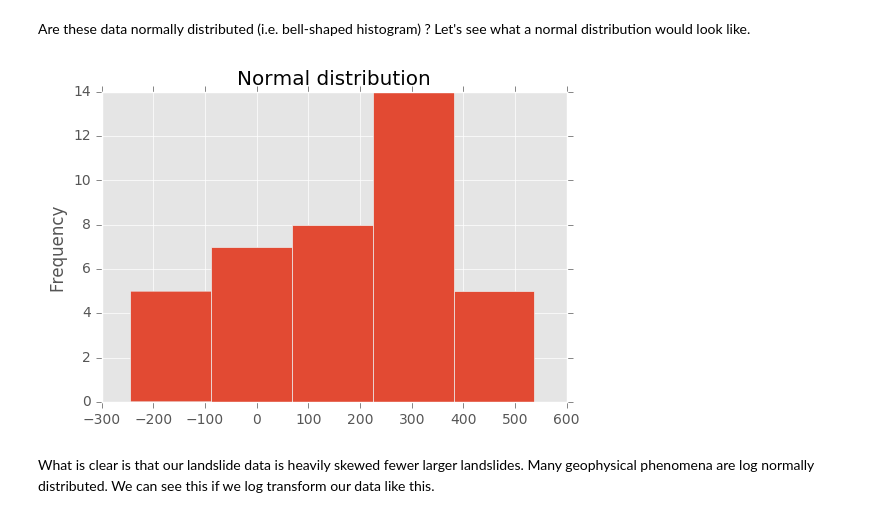
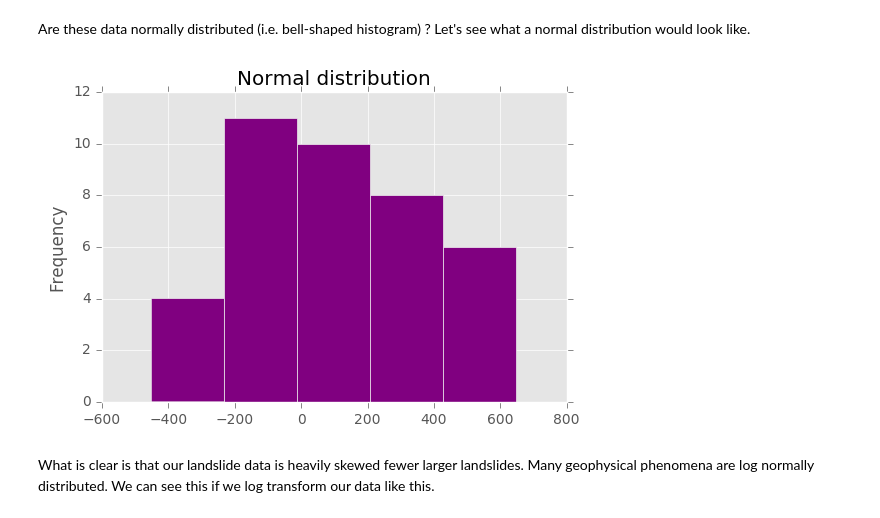
Before and after one commit to bmenounos/geog311_lab1, a Jupyter notebook: geog311_lab1.ipynb, the cells around one changed output. Drawn from its saved outputs; the diff is of its cells as text; code cells hidden in the pictures.

```diff
--- a/geog311_lab1.ipynb
+++ b/geog311_lab1.ipynb
@@ -150,14 +150,14 @@ Are these data normally  distributed (i.e. bell-shaped histogram) ? Let's see wh
 # %%
 plt.figure();
 data = np.random.normal(avs['V'].mean(), avs['V'].std(), len(avs))
-plt.hist(data, bins=5)
+plt.hist(data, bins=5, color='purple')
 plt.title('Normal distribution')
 #plt.xlabel('Volume [1.0 x 10$^{6}$ m$^{3}$]')
 plt.ylabel('Frequency')
 #plt.savefig('hist_example2.pdf', resolution=600)
 plt.show()
 # %% [output]
-[figure, old version]
+[figure, new version]
 # %% [markdown]
 What is clear is that our landslide data is heavily skewed fewer larger landslides. Many geophysical phenomena are log normally distributed. We can see this if we log transform our data like this.
 # %%
```
Also changed, not shown: parts of 9 cells of this notebook.
